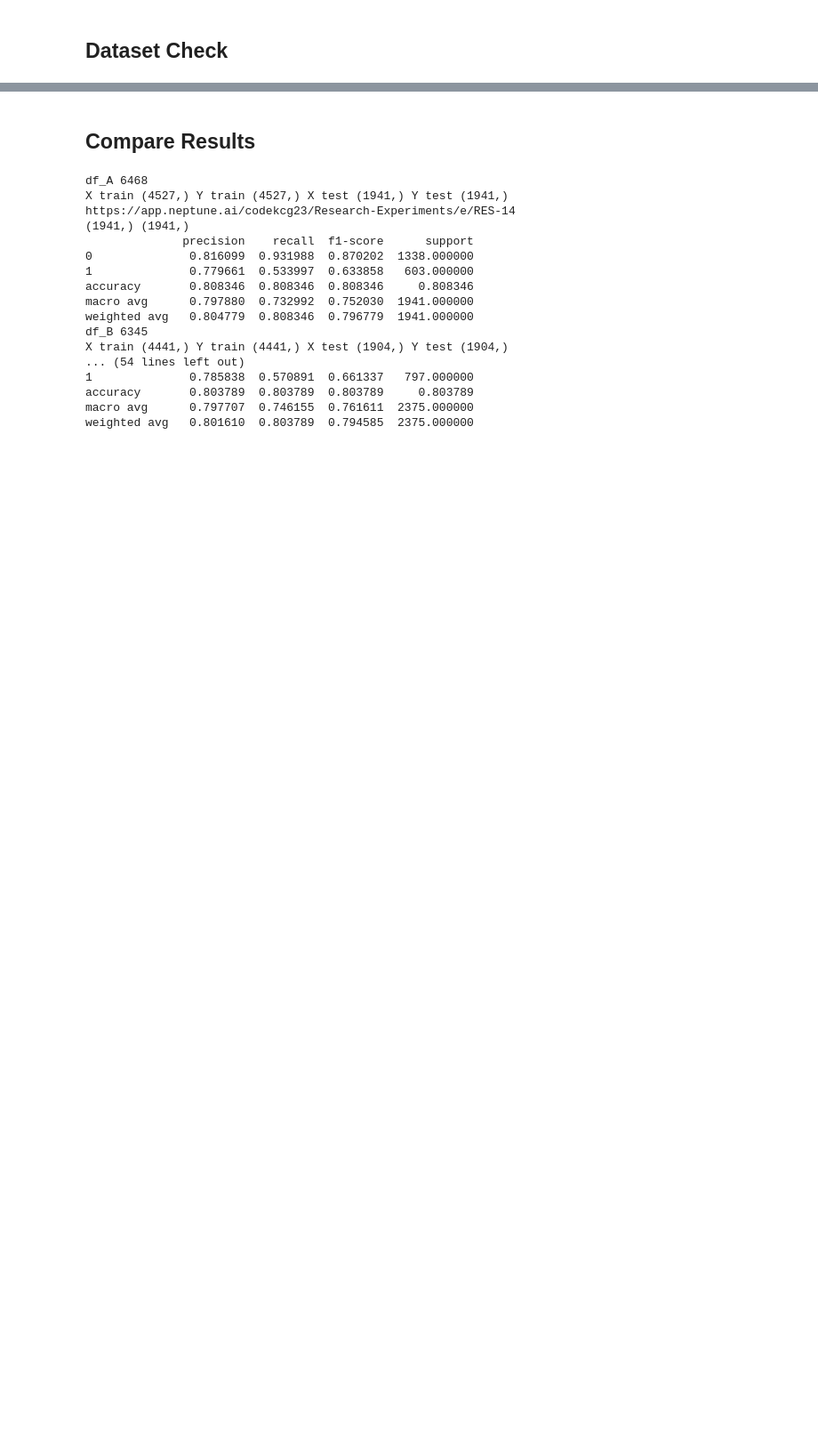
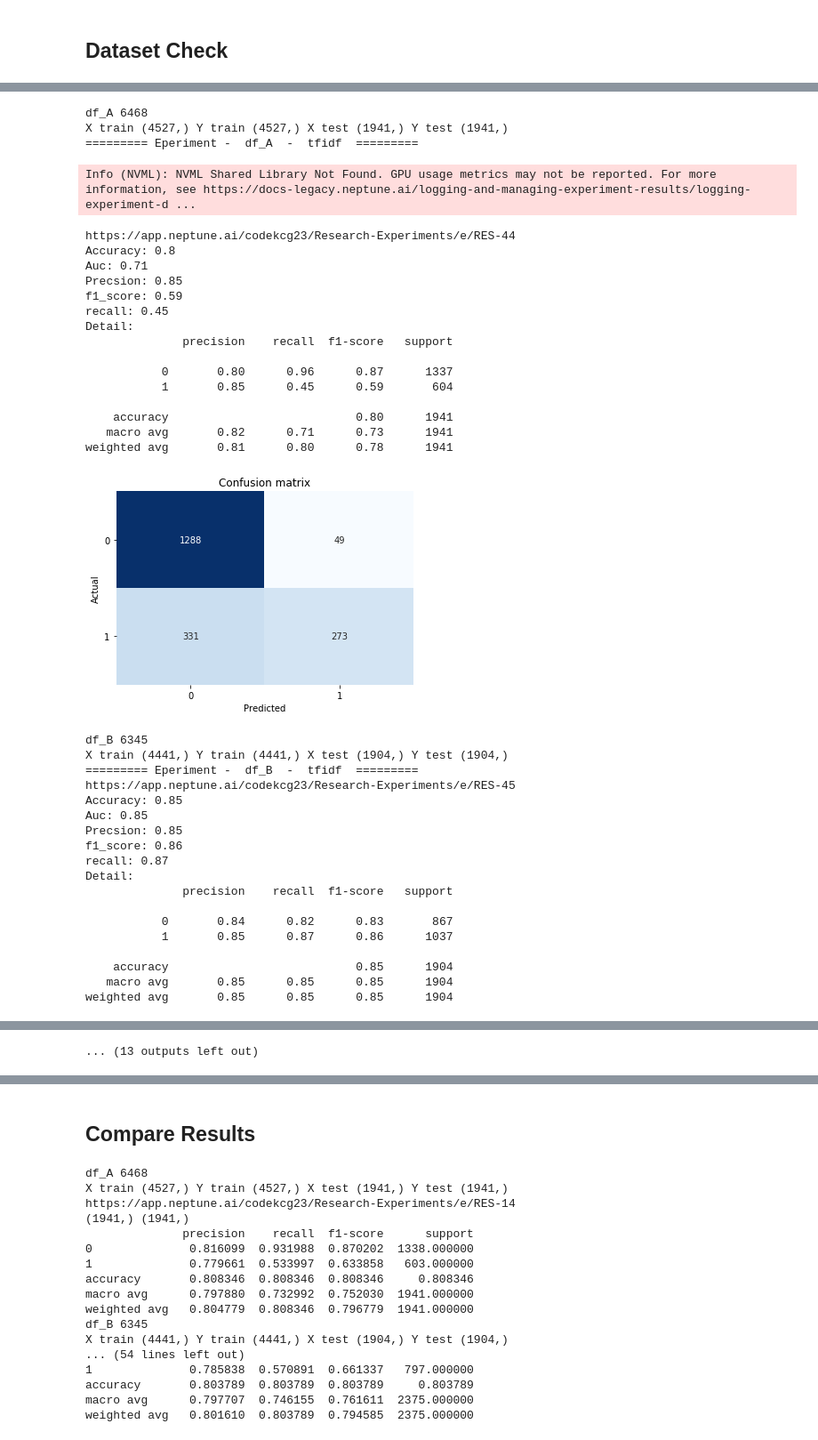
Before and after one commit to codekcg23/Sinhala-Hate-Speech-Detection, a Jupyter notebook: Experiments/Experiment_datsets_combinations.ipynb, the cells around one changed output, grey strips where cells are left out. Shown at 89% size. Drawn from its saved outputs; the diff is of its cells as text; code cells hidden in the pictures; blank space fills up the shorter version.

```diff
--- a/Experiments/Experiment_datsets_combinations.ipynb
+++ b/Experiments/Experiment_datsets_combinations.ipynb
@@ -199,0 +421,44 @@ def dataset_check(df_list):
+# %%
+# bow
+tfidf_vectorizer = TfidfVectorizer(analyzer="word", tokenizer=lambda text: text.split())
+res_tdidf = dataset_check(df_dict,tfidf_vectorizer,'tfidf')
+res_tdidf
+# %% [output]
+df_A 6468
+X train (4527,) Y train (4527,) X test (1941,) Y test (1941,)
+========= Eperiment -  df_A  -  tfidf  =========
+Info (NVML): NVML Shared Library Not Found. GPU usage metrics may not be reported. For more information, see https://docs-legacy.neptune.ai/logging-and-managing-experiment-results/logging-experiment-d ...
+https://app.neptune.ai/codekcg23/Research-Experiments/e/RES-44
+Accuracy: 0.8
+Auc: 0.71
+Precsion: 0.85
+f1_score: 0.59
+recall: 0.45
+Detail:
+              precision    recall  f1-score   support
+
+           0       0.80      0.96      0.87      1337
+           1       0.85      0.45      0.59       604
+
+    accuracy                           0.80      1941
+   macro avg       0.82      0.71      0.73      1941
+weighted avg       0.81      0.80      0.78      1941
+[figure, added]
+df_B 6345
+X train (4441,) Y train (4441,) X test (1904,) Y test (1904,)
+========= Eperiment -  df_B  -  tfidf  =========
+https://app.neptune.ai/codekcg23/Research-Experiments/e/RES-45
+Accuracy: 0.85
+Auc: 0.85
+Precsion: 0.85
+f1_score: 0.86
+recall: 0.87
+Detail:
+              precision    recall  f1-score   support
+
+           0       0.84      0.82      0.83       867
+           1       0.85      0.87      0.86      1037
+
+    accuracy                           0.85      1904
+   macro avg       0.85      0.85      0.85      1904
+weighted avg       0.85      0.85      0.85      1904
@@ -199,0 +523 @@ def dataset_check(df_list):
+... (13 outputs left out)
```
Also changed, not shown: parts of 23 cells of this notebook, 4 other files.
